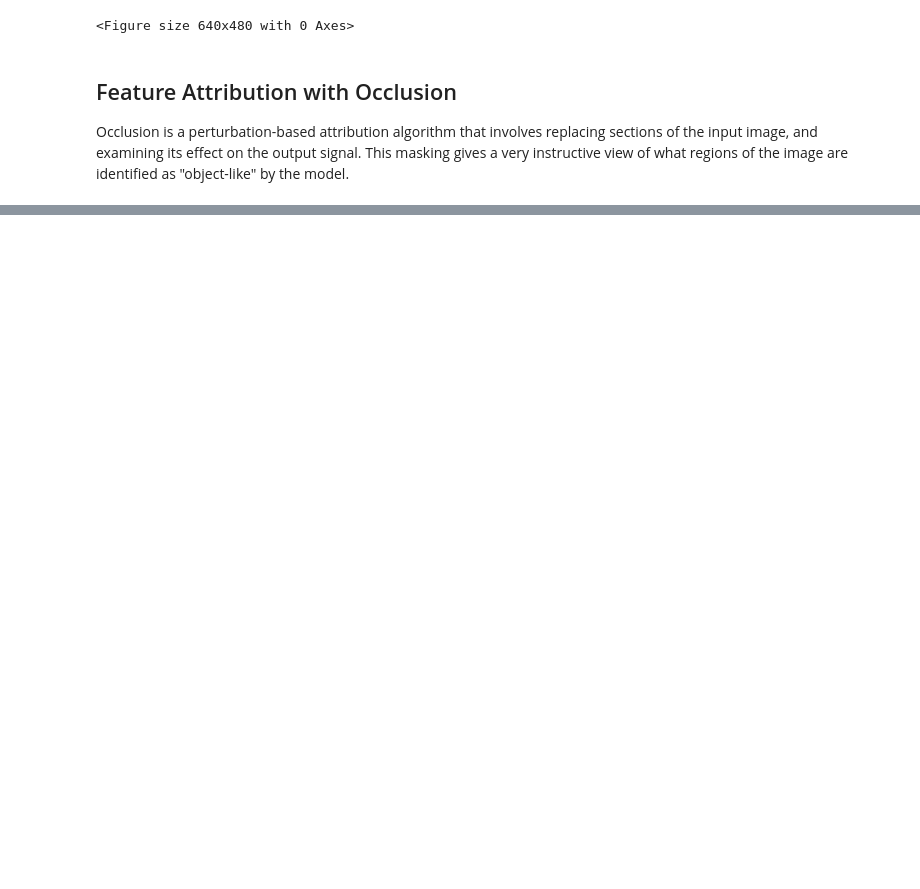
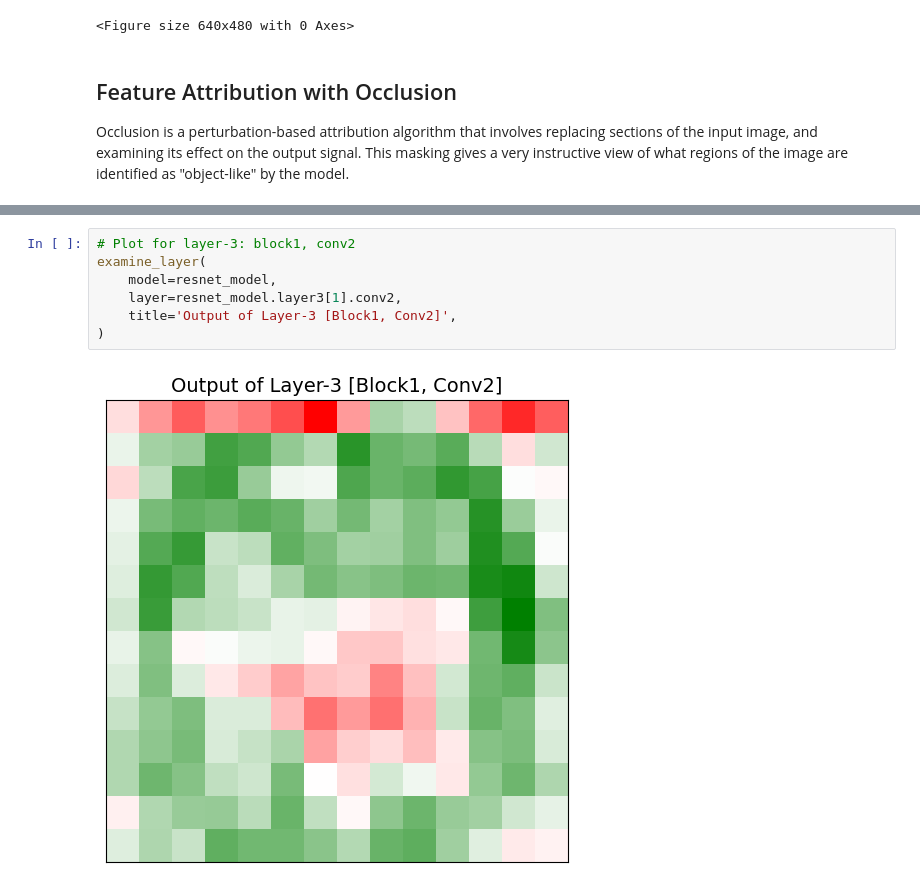
Before and after one commit to DracoY-code/pytorch-tutorial-assets, a Jupyter notebook: notebooks/07_model_understanding_with_captum.ipynb, the cells around one changed output, grey strips where cells are left out. Cells and saved outputs as stored; diff of their text form; blank space fills up the shorter version.

```diff
--- a/notebooks/07_model_understanding_with_captum.ipynb
+++ b/notebooks/07_model_understanding_with_captum.ipynb
@@ -311,0 +373,9 @@ plt.show();
+# %%
+# Plot for layer-3: block1, conv2
+examine_layer(
+    model=resnet_model,
+    layer=resnet_model.layer3[1].conv2,
+    title='Output of Layer-3 [Block1, Conv2]',
+)
+# %% [output]
+[figure, added]
```
Also changed, not shown: parts of 14 cells of this notebook.
